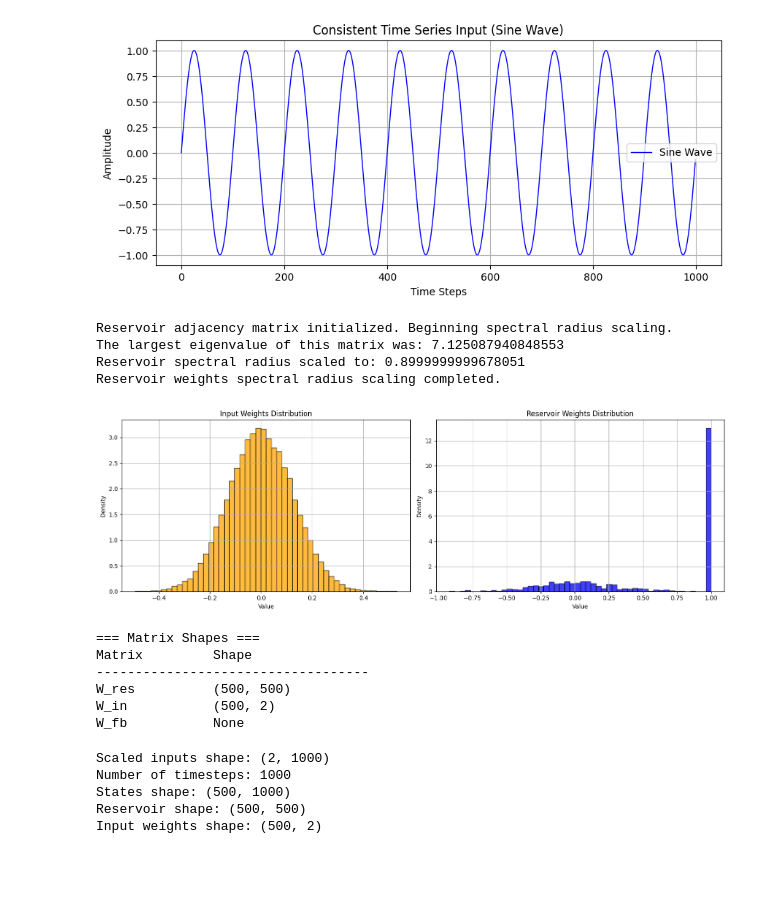
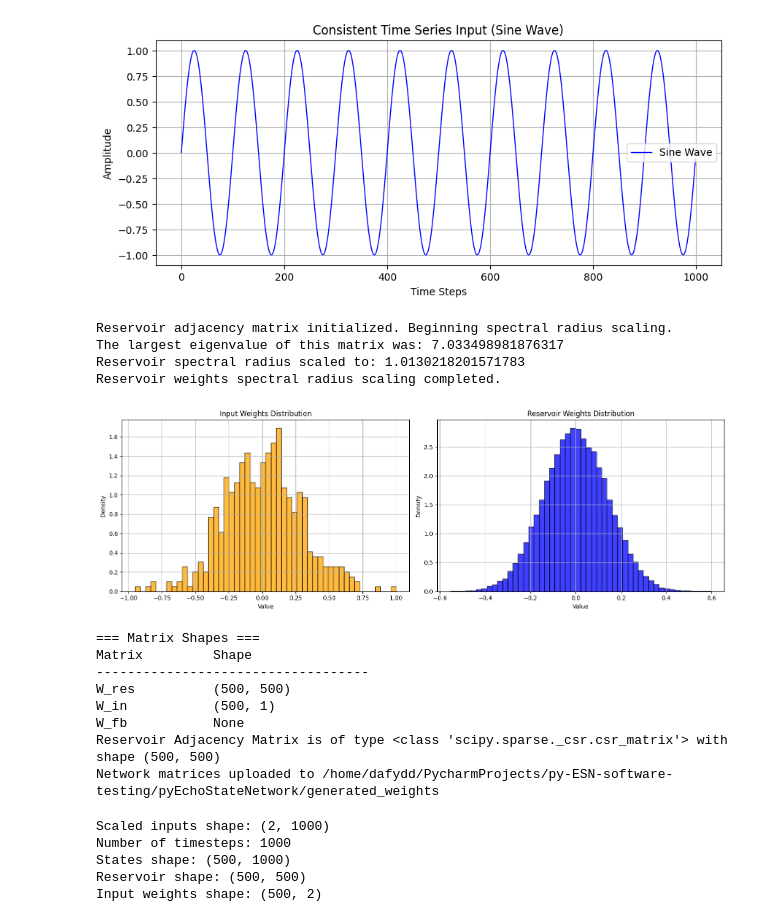
Before and after one commit to DRH312/py-ESN, a Jupyter notebook: pyEchoStateNetwork/ESN_TestingSpace.ipynb, the cells around one changed output. Drawn from its saved outputs; the diff is of its cells as text; code cells hidden in the pictures; blank space fills up the shorter version.

Commit message:
Completed GF procedure. Both need testing.

```diff
--- a/EchoStateNetwork-Workshop/ESN_TestingSpace.ipynb
+++ b/pyEchoStateNetwork/ESN_TestingSpace.ipynb
@@ -28,35 +28,39 @@ plt.show()
 # %%
 # Network parameters for testing.
 ESN_params = {
-    'input_dim': 1,              # Single input feature
-    'nodes': 500,                # Reservoir size
-    'output_dim': 1,             # Single output feature
-    'leak': 0.3,                 # Leak rate
-    'connectivity': 0.1,         # Sparsity of the reservoir
-    'input_scaling': np.array([0.8]),  # Input scaling factor
-    'teacher_scaling': np.array([0.3]),
-    'spectral_radius': 0.9,      # Desired spectral radius
-    'enable_feedback': False,     # Feedback disabled for now
-    'seed': 42,                  # Ensures reproducibility
-    'bias': True,               # No bias for now
+    "input_dim": 1,
+    "nodes": 500,
+    "output_dim": 1,
+    "distribution": "normal",
+    "leak": 0.3,
+    "connectivity": 0.1,
+    "spectral_radius": 1.0,
+    "seed": 42,
+    "bias": False,
+    "enable_feedback": False,
+    "input_scaling": None,
+    'teacher_scaling': None,
+    "noise": 0.00,
 }
 # %%
 # Setup network
 esn = EchoStateNetwork(ESN_params, verbose=2)
 
-esn.initialize_reservoir(distribution='normal')
+esn.initialize_reservoir()
 # %% [output]
 Reservoir adjacency matrix initialized. Beginning spectral radius scaling.
-The largest eigenvalue of this matrix was: 7.125087940848553
-Reservoir spectral radius scaled to: 0.8999999999678051
+The largest eigenvalue of this matrix was: 7.033498981876317
+Reservoir spectral radius scaled to: 1.0130218201571783
 Reservoir weights spectral radius scaling completed.
-[figure, old version]
+[figure, new version]
 === Matrix Shapes ===
 Matrix         Shape
 -----------------------------------
 W_res          (500, 500)
-W_in           (500, 2)
+W_in           (500, 1)
 W_fb           None
+Reservoir Adjacency Matrix is of type <class 'scipy.sparse._csr.csr_matrix'> with shape (500, 500)
+Network matrices uploaded to /home/dafydd/PycharmProjects/py-ESN-software-testing/pyEchoStateNetwork/generated_weights
 # %%
 # Assuring that the input series has shape (K, timesteps)
 input_series_reshaped = input_series.reshape(1, -1)
```
Also changed, not shown: parts of 1 cell of this notebook, 12 other files.
